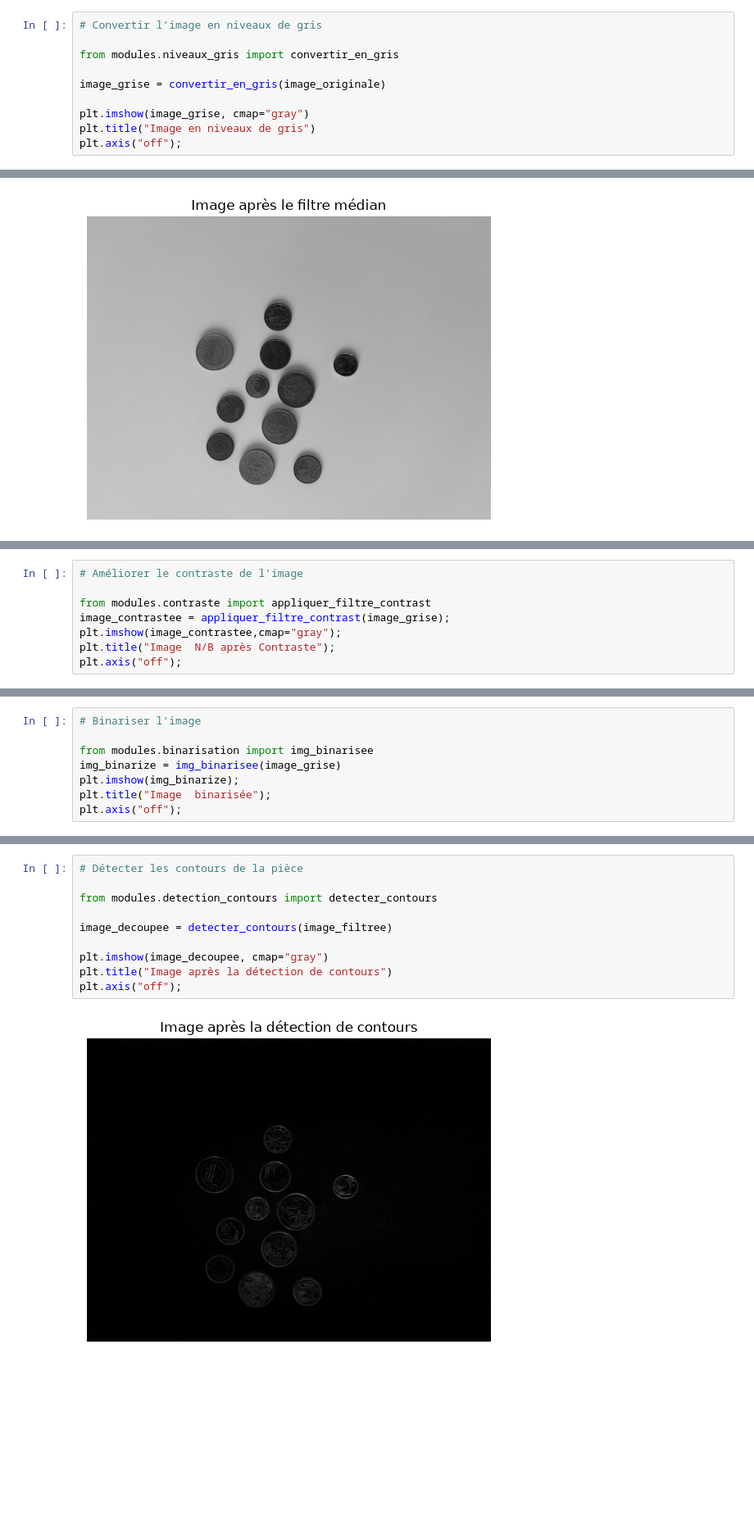
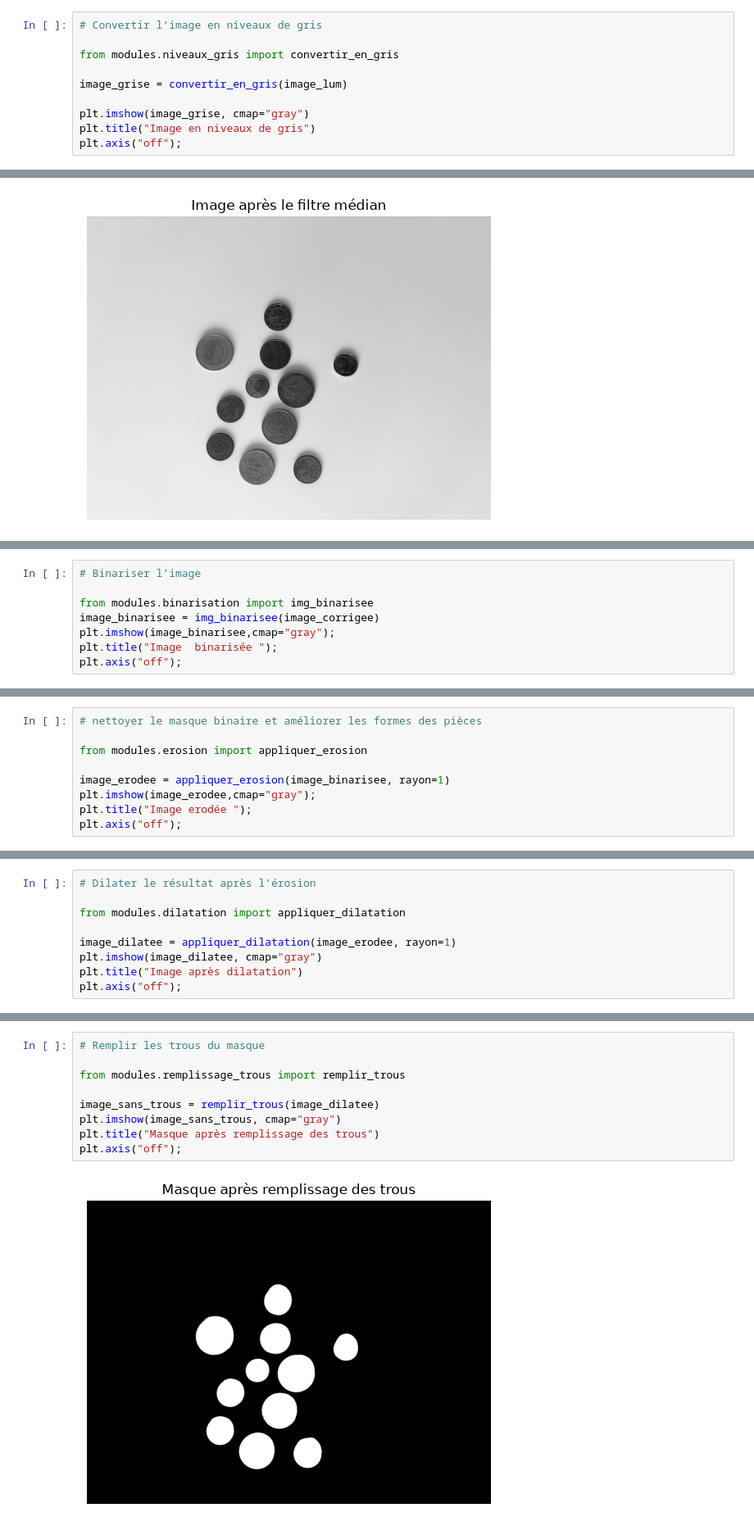
Before and after one commit to GraindeRiz/signaux_monnaie, a Jupyter notebook: main.ipynb, the cells around one changed output, grey strips where cells are left out. Shown at 82% size. Drawn from its saved outputs; the diff is of its cells as text; blank space fills up the shorter version.

Commit message:
erosion/dilatation/nettoyage/remplissage/labellisation

```diff
--- a/main.ipynb
+++ b/main.ipynb
@@ -28,7 +35,7 @@ Convertit l'image en gris pour récupérer des valeurs sur 8 bits
 
 from modules.niveaux_gris import convertir_en_gris
 
-image_grise = convertir_en_gris(image_originale)
+image_grise = convertir_en_gris(image_lum)
 
 plt.imshow(image_grise, cmap="gray")
 plt.title("Image en niveaux de gris")
@@ -56,9 +68,9 @@ plt.axis("off");
 # %%
-# Améliorer le contraste de l’image
+# Binariser l’image
 
-from modules.contraste import appliquer_filtre_contrast
-image_contrastee = appliquer_filtre_contrast(image_grise);
-plt.imshow(image_contrastee,cmap="gray");
-plt.title("Image  N/B après Contraste");
+from modules.binarisation import img_binarisee
+image_binarisee = img_binarisee(image_corrigee)
+plt.imshow(image_binarisee,cmap="gray");
+plt.title("Image  binarisée ");
 plt.axis("off");
 # %% [output]
@@ -67,0 +78,9 @@ plt.axis("off");
+# %%
+# nettoyer le masque binaire et améliorer les formes des pièces
+
+from modules.erosion import appliquer_erosion
+
+image_erodee = appliquer_erosion(image_binarisee, rayon=1)
+plt.imshow(image_erodee,cmap="gray");
+plt.title("Image erodée ");
+plt.axis("off");
@@ -68,9 +89,10 @@ plt.axis("off");
 # %%
-# Binariser l’image
+# Dilater le résultat après l’érosion
 
-from modules.binarisation import img_binarisee
-img_binarize = img_binarisee(image_grise)
-plt.imshow(img_binarize);
-plt.title("Image  binarisée");
+from modules.dilatation import appliquer_dilatation
+
+image_dilatee = appliquer_dilatation(image_erodee, rayon=1)
+plt.imshow(image_dilatee, cmap="gray")
+plt.title("Image après dilatation")
 plt.axis("off");
 # %% [output]
@@ -82,12 +100,11 @@ Cette étape prends l'image filtrée et va en sortir les contours des pièces. E
 # %%
-# Détecter les contours de la pièce
+# Remplir les trous du masque
 
-from modules.detection_contours import detecter_contours
+from modules.remplissage_trous import remplir_trous
 
-image_decoupee = detecter_contours(image_filtree)
-
-plt.imshow(image_decoupee, cmap="gray")
-plt.title("Image après la détection de contours")
+image_sans_trous = remplir_trous(image_dilatee)
+plt.imshow(image_sans_trous, cmap="gray")
+plt.title("Masque après remplissage des trous")
 plt.axis("off");
 # %% [output]
-[figure, old version]
+[figure, new version]
```
Also changed, not shown: parts of 13 cells of this notebook, 9 other files.
